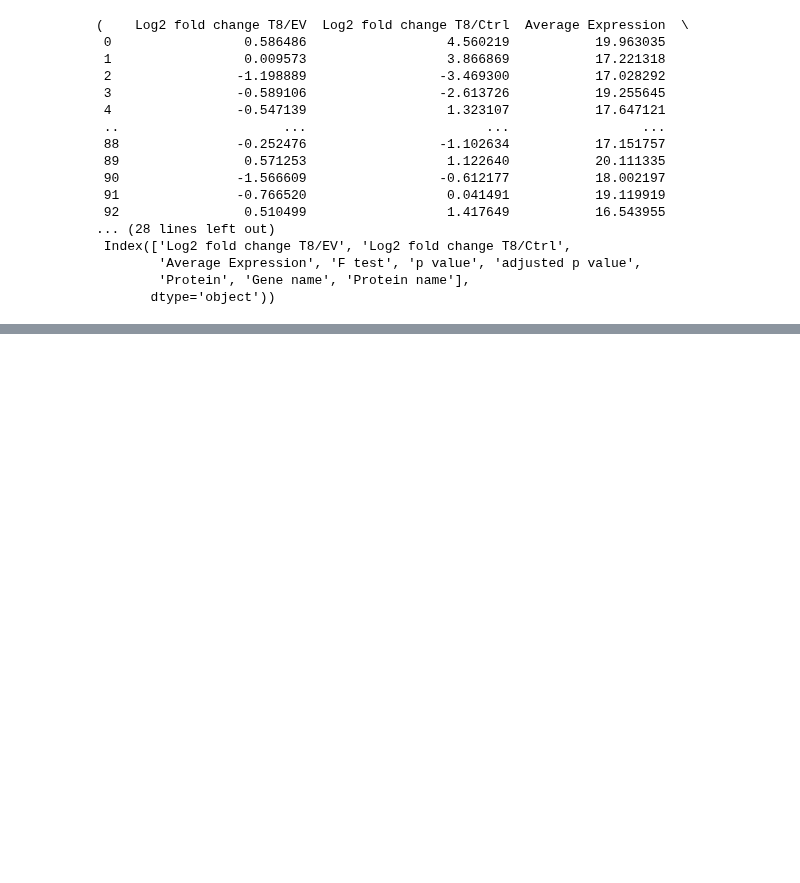
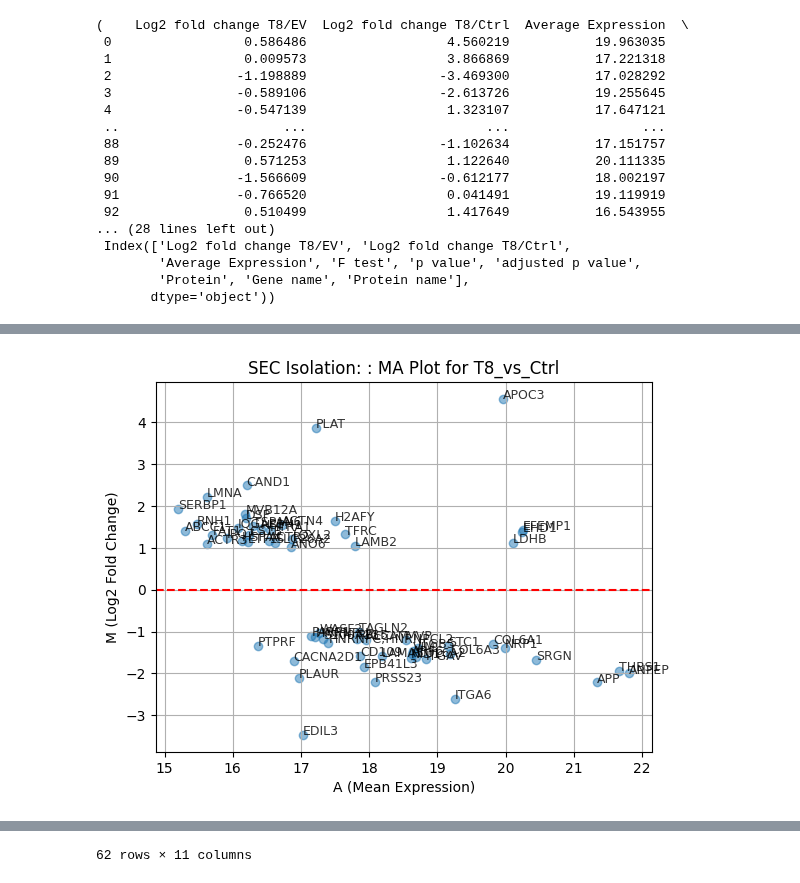
Before and after one commit to anuprulez/nanodiag_biomarker_prediction, a Jupyter notebook: ukfr_analysis/analyse_ev_t8_genes_sec_isolation.ipynb, the cells around one changed output, grey strips where cells are left out. Saved outputs shown, nothing was run; the diff lists cells and outputs as text; code cells hidden in the pictures; blank space fills up the shorter version.

```diff
--- a/ukfr_analysis/analyse_ev_t8_genes_sec_isolation.ipynb
+++ b/ukfr_analysis/analyse_ev_t8_genes_sec_isolation.ipynb
@@ -136,0 +191,6 @@ df_t8_ctrl_downregulated
+# %%
+df_t8_ctrl_differential_genes = pd.concat([df_t8_ctrl_upregulated, df_t8_ctrl_downregulated])
+plot_differential_genes(df_t8_ctrl_differential_genes, "T8_vs_Ctrl", "Log2 fold change T8/Ctrl")
+df_t8_ctrl_differential_genes
+# %% [output]
+[figure, added]
@@ -136,0 +209 @@ df_t8_ctrl_downregulated
+62 rows × 11 columns
```
Also changed, not shown: parts of 3 cells of this notebook, 1 other file.
